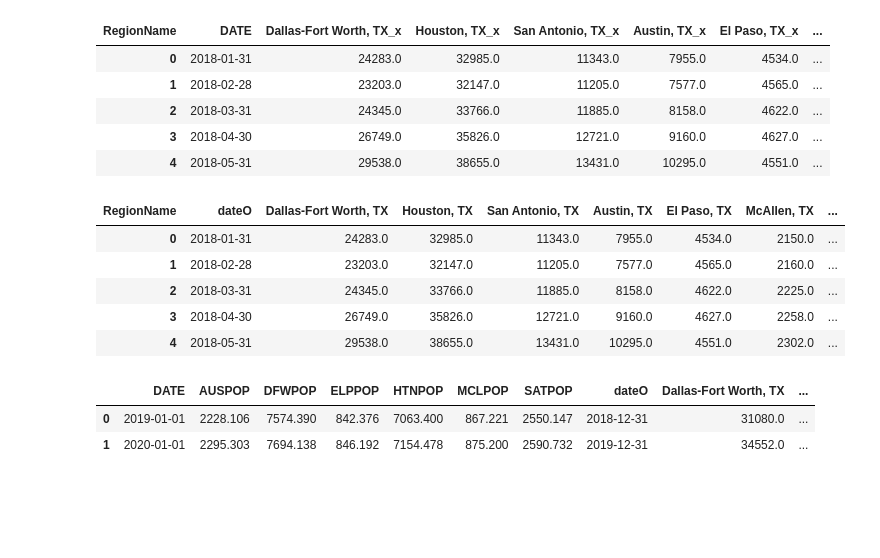
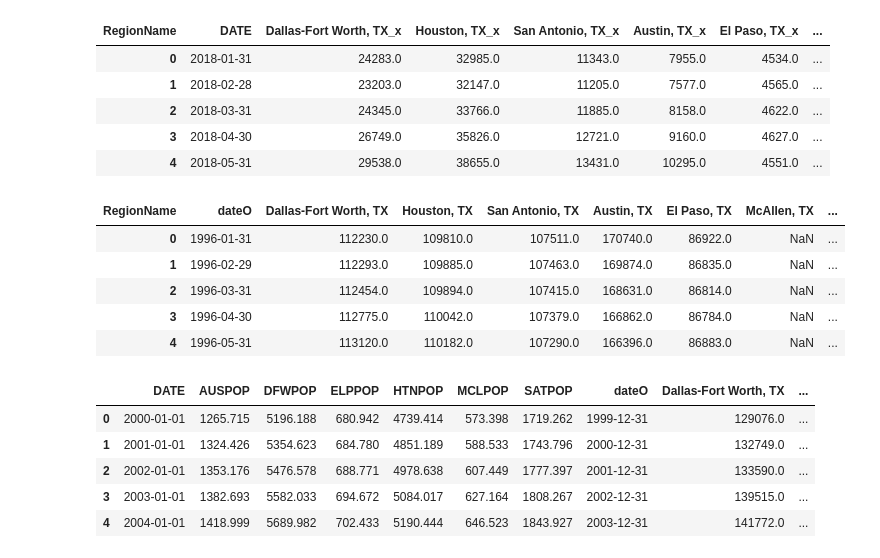
Before and after one commit to Fescamil1/Project_1_Housing_Market_Analysis, a Jupyter notebook: SC-population.ipynb, the cells around one changed output. Cells and saved outputs as stored; diff of their text form; code cells hidden in the pictures; blank space fills up the shorter version.

```diff
--- a/SC-population.ipynb
+++ b/SC-population.ipynb
@@ -136,23 +137,26 @@ pricesList_df.head()
 | 3 | 2018-04-30 | 26749.0 | 35826.0 | 12721.0 | 9160.0 | 4627.0 | ... |
 | 4 | 2018-05-31 | 29538.0 | 38655.0 | 13431.0 | 10295.0 | 4551.0 | ... |
 # %%
-tx_list_df2=tx_list_df.rename(columns={'DATE':'dateO'})
+tx_list_df2=tx_prices_filt_df.rename(columns={'DATE':'dateO'})
 
 
 tx_list_df2['DATE'] = tx_list_df2['dateO'] +  pd.DateOffset(1)
 tx_list_df2.head()
 # %% [output]
 | RegionName | dateO | Dallas-Fort Worth, TX | Houston, TX | San Antonio, TX | Austin, TX | El Paso, TX | McAllen, TX | ... |
-| 0 | 2018-01-31 | 24283.0 | 32985.0 | 11343.0 | 7955.0 | 4534.0 | 2150.0 | ... |
-| 1 | 2018-02-28 | 23203.0 | 32147.0 | 11205.0 | 7577.0 | 4565.0 | 2160.0 | ... |
-| 2 | 2018-03-31 | 24345.0 | 33766.0 | 11885.0 | 8158.0 | 4622.0 | 2225.0 | ... |
-| 3 | 2018-04-30 | 26749.0 | 35826.0 | 12721.0 | 9160.0 | 4627.0 | 2258.0 | ... |
-| 4 | 2018-05-31 | 29538.0 | 38655.0 | 13431.0 | 10295.0 | 4551.0 | 2302.0 | ... |
+| 0 | 1996-01-31 | 112230.0 | 109810.0 | 107511.0 | 170740.0 | 86922.0 | NaN | ... |
+| 1 | 1996-02-29 | 112293.0 | 109885.0 | 107463.0 | 169874.0 | 86835.0 | NaN | ... |
+| 2 | 1996-03-31 | 112454.0 | 109894.0 | 107415.0 | 168631.0 | 86814.0 | NaN | ... |
+| 3 | 1996-04-30 | 112775.0 | 110042.0 | 107379.0 | 166862.0 | 86784.0 | NaN | ... |
+| 4 | 1996-05-31 | 113120.0 | 110182.0 | 107290.0 | 166396.0 | 86883.0 | NaN | ... |
 # %%
 pop_comp_df=pd.merge(population_df,tx_list_df2, on="DATE",how="inner")
 pop_comp_df.dropna()
-pop_comp_df
+pop_comp_df.head()
 # %% [output]
 |  | DATE | AUSPOP | DFWPOP | ELPPOP | HTNPOP | MCLPOP | SATPOP | dateO | Dallas-Fort Worth, TX | ... |
-| 0 | 2019-01-01 | 2228.106 | 7574.390 | 842.376 | 7063.400 | 867.221 | 2550.147 | 2018-12-31 | 31080.0 | ... |
-| 1 | 2020-01-01 | 2295.303 | 7694.138 | 846.192 | 7154.478 | 875.200 | 2590.732 | 2019-12-31 | 34552.0 | ... |
+| 0 | 2000-01-01 | 1265.715 | 5196.188 | 680.942 | 4739.414 | 573.398 | 1719.262 | 1999-12-31 | 129076.0 | ... |
+| 1 | 2001-01-01 | 1324.426 | 5354.623 | 684.780 | 4851.189 | 588.533 | 1743.796 | 2000-12-31 | 132749.0 | ... |
+| 2 | 2002-01-01 | 1353.176 | 5476.578 | 688.771 | 4978.638 | 607.449 | 1777.397 | 2001-12-31 | 133590.0 | ... |
+| 3 | 2003-01-01 | 1382.693 | 5582.033 | 694.672 | 5084.017 | 627.164 | 1808.267 | 2002-12-31 | 139515.0 | ... |
+| 4 | 2004-01-01 | 1418.999 | 5689.982 | 702.433 | 5190.444 | 646.523 | 1843.927 | 2003-12-31 | 141772.0 | ... |
```
Also changed, not shown: parts of 11 cells of this notebook, 1 other file.
